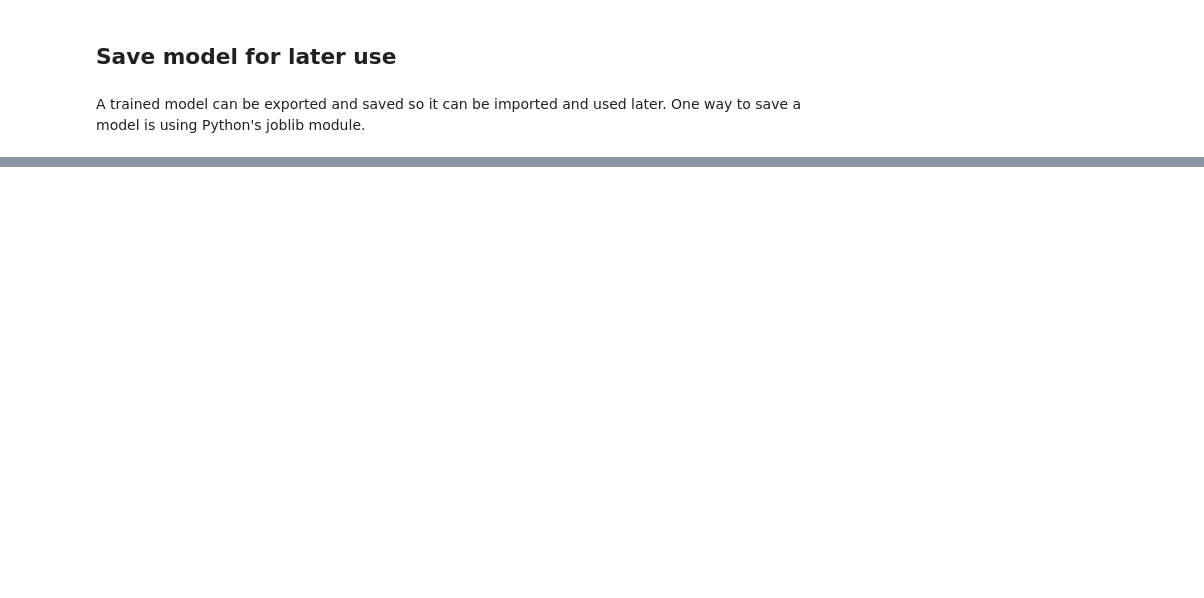
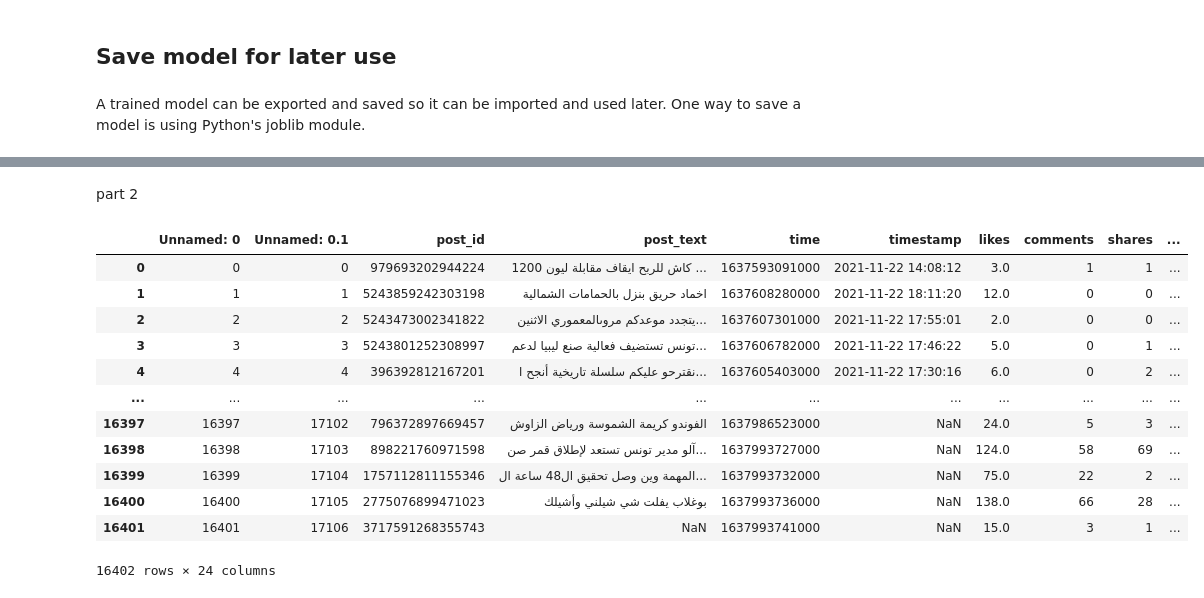
Before and after one commit to belhajManel/News-Prediction-And-Classification-In-Arabic, a Jupyter notebook: 4-Model_Building/Arabic News Topic Classification.ipynb, the cells around one changed output, grey strips where cells are left out. Cells and saved outputs as stored; diff of their text form; code cells hidden in the pictures; blank space fills up the shorter version.

Commit message:
completed the notebook that determines the categories of each post

```diff
--- a/4-Model_Building/Arabic News Topic Classification.ipynb
+++ b/4-Model_Building/Arabic News Topic Classification.ipynb
@@ -513,0 +538,2 @@ joblib.dump(model, filename)
+# %% [markdown]
+part 2
@@ -513,0 +546,17 @@ joblib.dump(model, filename)
+# %%
+df_clean = pd.read_csv('cleaned_dataset_without_stopwords.csv')
+df_clean
+# %% [output]
+|  | Unnamed: 0 | Unnamed: 0.1 | post_id | post_text | time | timestamp | likes | comments | shares | ... |
+| 0 | 0 | 0 | 979693202944224 | 1200 كاش للربح ايقاف مقابلة ليون ... | 1637593091000 | 2021-11-22 14:08:12 | 3.0 | 1 | 1 | ... |
+| 1 | 1 | 1 | 5243859242303198 | اخماد حريق بنزل بالحمامات الشمالية | 1637608280000 | 2021-11-22 18:11:20 | 12.0 | 0 | 0 | ... |
+| 2 | 2 | 2 | 5243473002341822 | يتجدد موعدكم مروىالمعموري الاثنين... | 1637607301000 | 2021-11-22 17:55:01 | 2.0 | 0 | 0 | ... |
+| 3 | 3 | 3 | 5243801252308997 | تونس تستضيف فعالية صنع ليبيا لدعم... | 1637606782000 | 2021-11-22 17:46:22 | 5.0 | 0 | 1 | ... |
+| 4 | 4 | 4 | 396392812167201 | نقترحو عليكم سلسلة تاريخية أنجح ا... | 1637605403000 | 2021-11-22 17:30:16 | 6.0 | 0 | 2 | ... |
+| ... | ... | ... | ... | ... | ... | ... | ... | ... | ... | ... |
+| 16397 | 16397 | 17102 | 796372897669457 | الفوندو كريمة الشموسة ورياض الزاوش | 1637986523000 | NaN | 24.0 | 5 | 3 | ... |
+| 16398 | 16398 | 17103 | 898221760971598 | آلو مدير تونس تستعد لإطلاق قمر صن... | 1637993727000 | NaN | 124.0 | 58 | 69 | ... |
+| 16399 | 16399 | 17104 | 1757112811155346 | المهمة وين وصل تحقيق ال48 ساعة ال... | 1637993732000 | NaN | 75.0 | 22 | 2 | ... |
+| 16400 | 16400 | 17105 | 2775076899471023 | بوغلاب يفلت شي شيلني وأشيلك | 1637993736000 | NaN | 138.0 | 66 | 28 | ... |
+| 16401 | 16401 | 17106 | 3717591268355743 | NaN | 1637993741000 | NaN | 15.0 | 3 | 1 | ... |
+16402 rows × 24 columns
```
Also changed, not shown: parts of 37 cells of this notebook.
